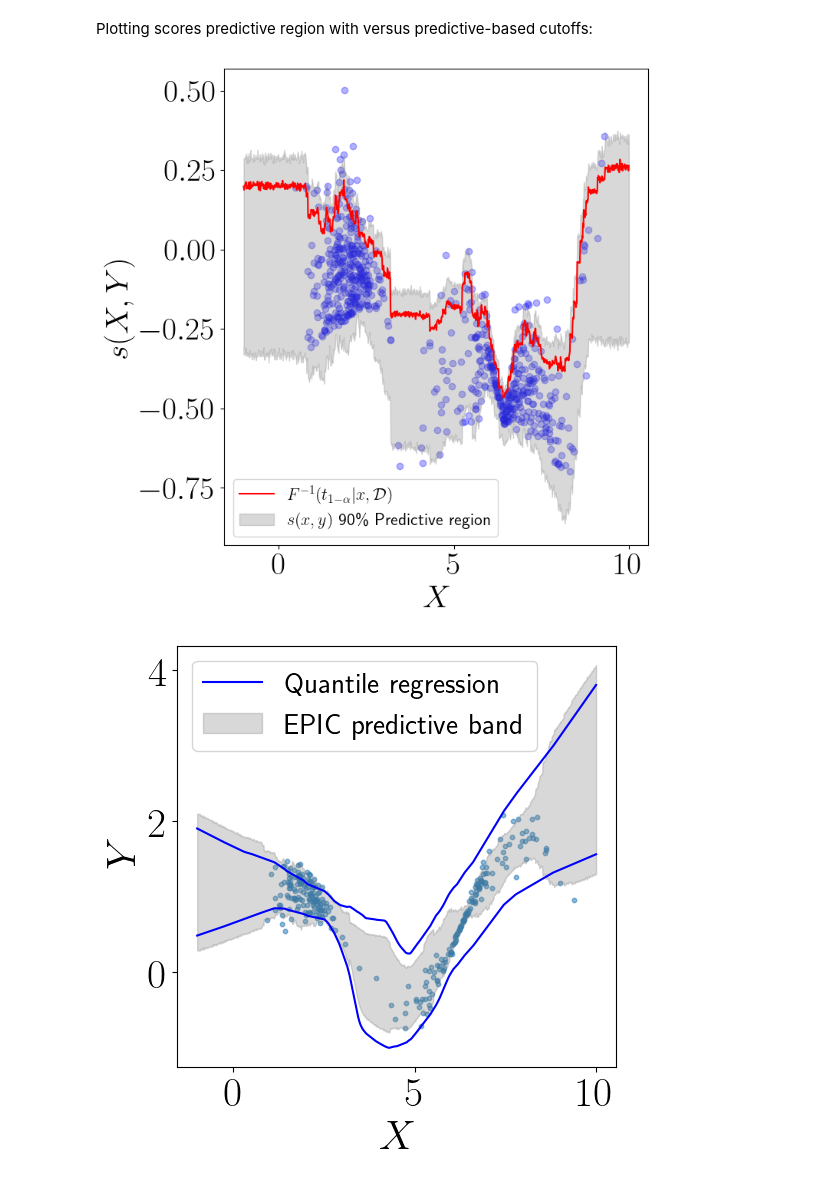
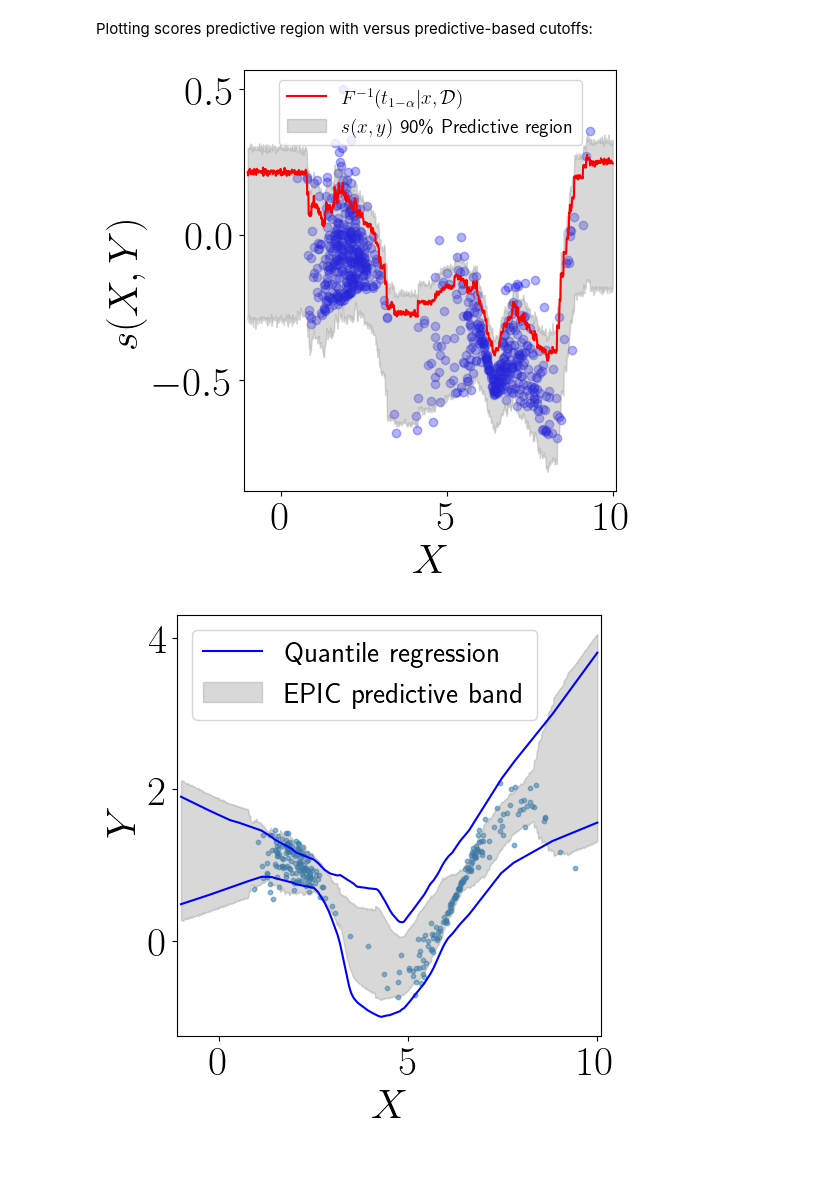
Before and after one commit to Monoxido45/EPICSCORE, a Jupyter notebook: Figures_and_tables/figure_3_quantile_illustration.ipynb, the cells around one changed output. Saved outputs shown, nothing was run; the diff lists cells and outputs as text; code cells hidden in the pictures.

```diff
--- a/Figures_and_tables/figure_3_quantile_illustration.ipynb
+++ b/Figures_and_tables/figure_3_quantile_illustration.ipynb
@@ -256,34 +264,37 @@ Sampling: [s_pred, w]
 Plotting scores predictive region with versus predictive-based cutoffs:
 # %%
 # plotting scores predictive region and cutoff lines
-plt.figure(figsize=(8, 8))
+plt.figure(figsize=(6, 6))
 plt.scatter(
     X_calib_train.flatten(),
     scores_calib_train,
     color="blue",
     alpha=0.3,
 )
 plt.plot(
     X_grid,
     cutoffs,
     color="red",
     label=r"$F^{-1}(t_{1-\alpha}|x,\mathcal{D})$",
 )
 plt.fill_between(
     X_grid.flatten(),
     lower_scores,
     upper_scores,
     color="gray",
     alpha=0.3,
     label=r"$s(x,y)$ 90\% Predictive region",
 )
 plt.xlabel("$X$")
 plt.ylabel(r"$s(X, Y)$")
 plt.tight_layout()
-plt.legend(fontsize=16)
+plt.legend(fontsize=14)
+plt.xlim(-1.1, 10.1)
+plt.xticks([0, 5, 10])
+plt.savefig("scores_predictive_region.png")
 plt.show()
 # %% [output]
-[figure, old version]
+[figure, new version]
 # %%
 plt.figure(figsize=(6, 6))
 plt.scatter(X.flatten(), Y, s=10, alpha=0.5)
@@ -300,7 +311,9 @@ plt.fill_between(
 plt.xlabel("$X$")
 plt.ylabel("$Y$")
 plt.legend(fontsize=21)
+plt.xlim(-1.1, 10.1)
 plt.tight_layout()
+plt.savefig("epic_predictive_band.png")
 plt.show()
 # %% [output]
-[figure, old version]
+[figure, new version]
```
Also changed, not shown: parts of 5 cells of this notebook, 1 other file.
